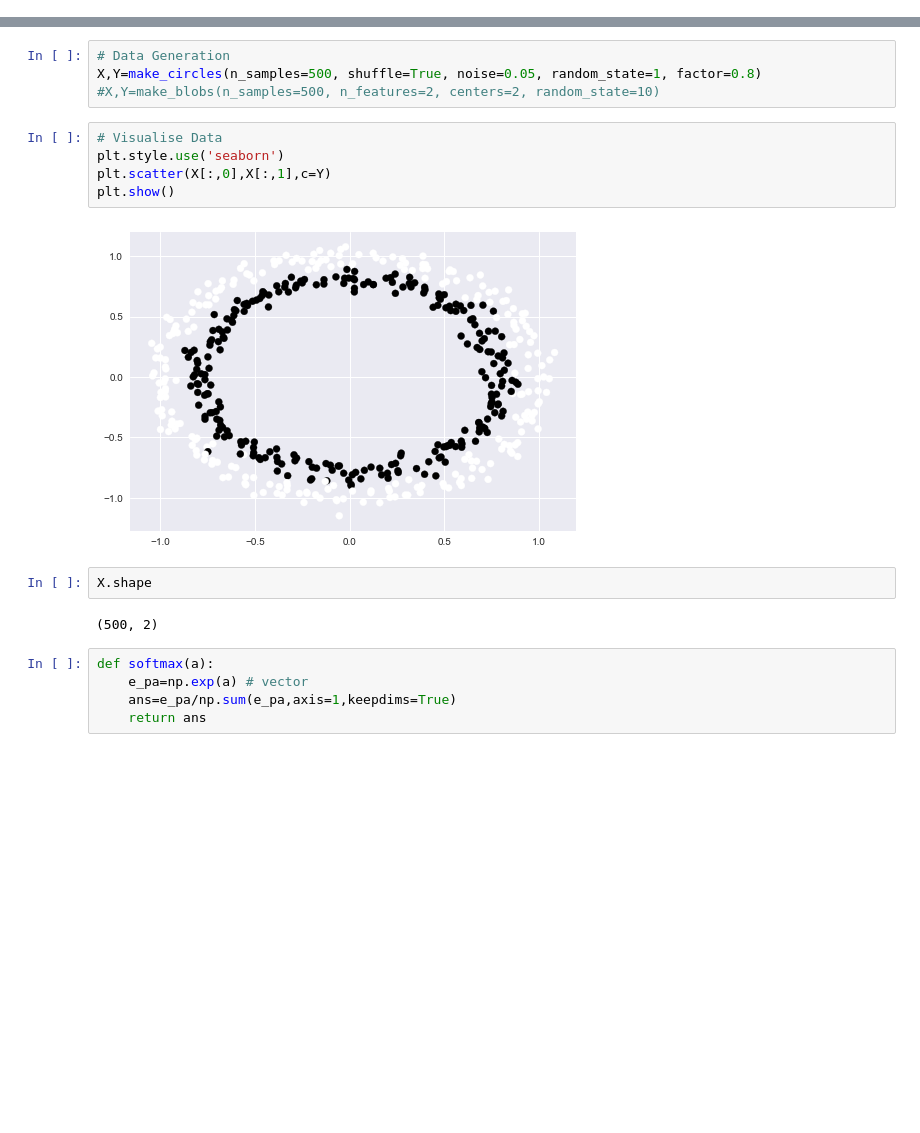
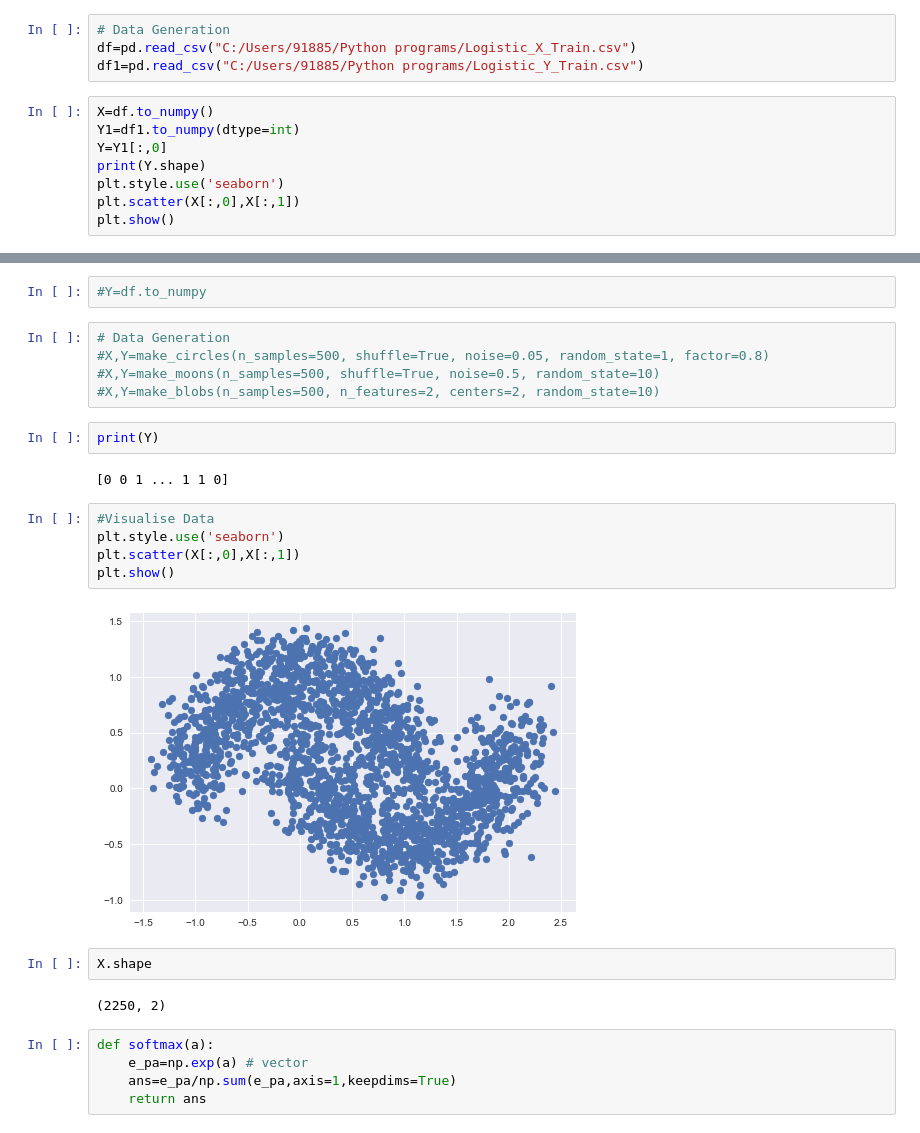
Before and after one commit to namangoel42/Neural-Network, a Jupyter notebook: MultiLayerPerceptron.ipynb, the cells around one changed output, grey strips where cells are left out. Cells and saved outputs as stored; diff of their text form; blank space fills up the shorter version.

```diff
--- a/MultiLayerPerceptron.ipynb
+++ b/MultiLayerPerceptron.ipynb
@@ -4,0 +6,12 @@ from sklearn.datasets import make_blobs,make_circles
+# %%
+# Data Generation
+df=pd.read_csv("C:/Users/91885/Python programs/Logistic_X_Train.csv")
+df1=pd.read_csv("C:/Users/91885/Python programs/Logistic_Y_Train.csv")
+# %%
+X=df.to_numpy()
+Y1=df1.to_numpy(dtype=int)
+Y=Y1[:,0]
+print(Y.shape)
+plt.style.use('seaborn')
+plt.scatter(X[:,0],X[:,1])
+plt.show()
@@ -5,18 +21,25 @@ from sklearn.datasets import make_blobs,make_circles
+# %%
+#Y=df.to_numpy
 # %%
 # Data Generation
-X,Y=make_circles(n_samples=500, shuffle=True, noise=0.05, random_state=1, factor=0.8)
+#X,Y=make_circles(n_samples=500, shuffle=True, noise=0.05, random_state=1, factor=0.8)
+#X,Y=make_moons(n_samples=500, shuffle=True, noise=0.5, random_state=10)
 #X,Y=make_blobs(n_samples=500, n_features=2, centers=2, random_state=10)
+# %%
+print(Y)
+# %% [output]
+[0 0 1 ... 1 1 0]
 # %%
-# Visualise Data
+#Visualise Data
 plt.style.use('seaborn')
-plt.scatter(X[:,0],X[:,1],c=Y)
+plt.scatter(X[:,0],X[:,1])
 plt.show()
 # %% [output]
-[figure, old version]
+[figure, new version]
 # %%
 X.shape
 # %% [output]
-(500, 2)
+(2250, 2)
 # %%
 def softmax(a):
     e_pa=np.exp(a) # vector
```
Also changed, not shown: parts of 10 cells of this notebook.
